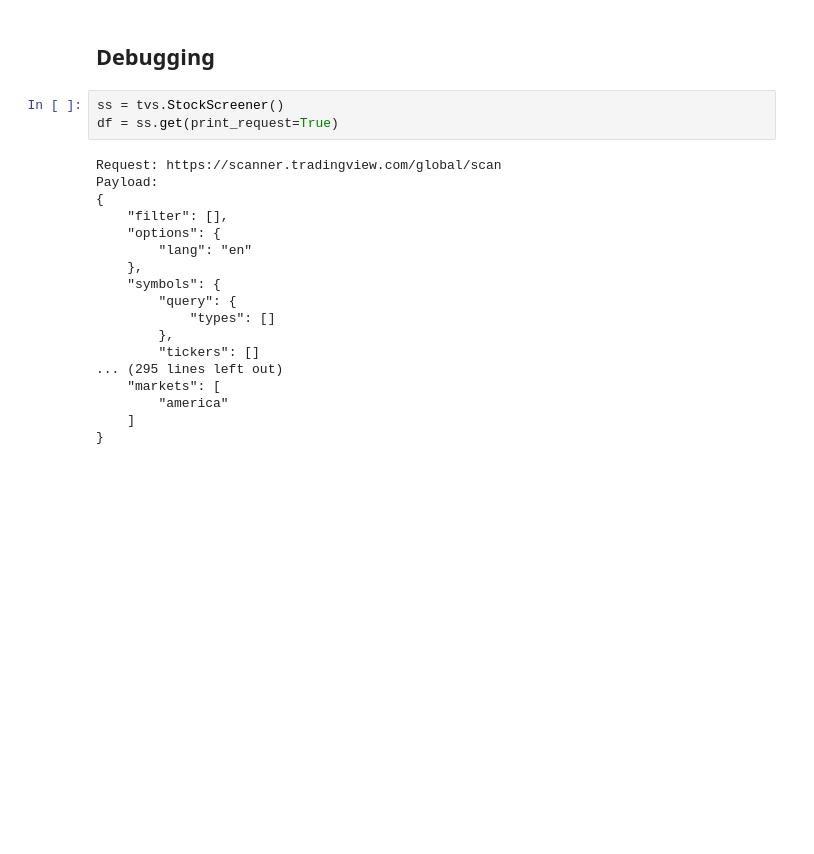
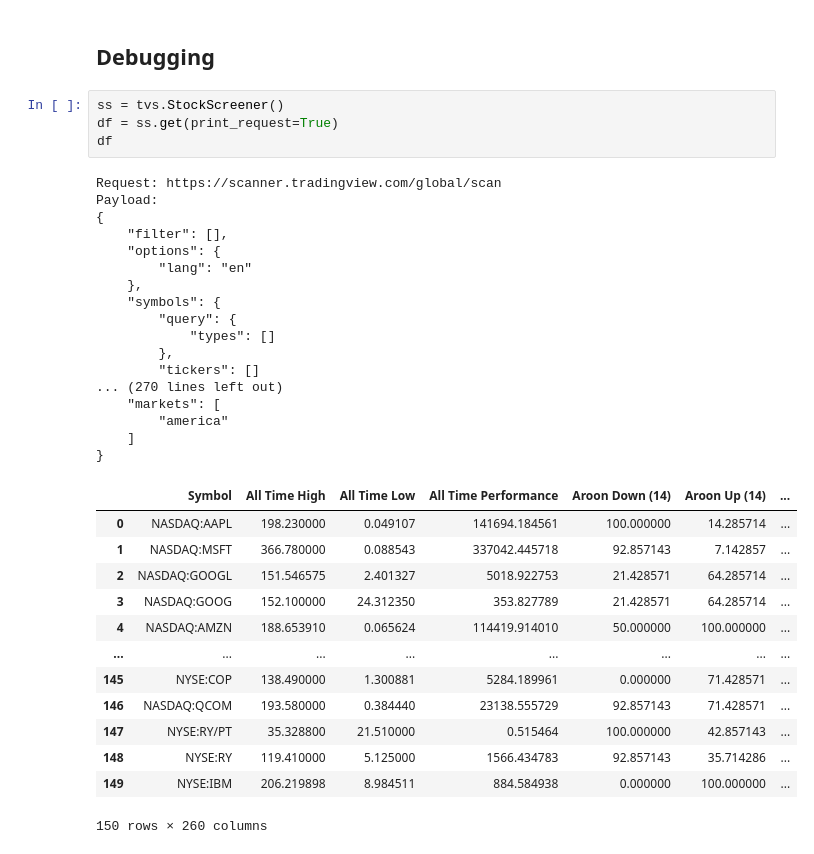
Before and after one commit to houseofai/tvscreener, a Jupyter notebook: notebooks/example.ipynb, the cells around one changed output. Saved outputs shown, nothing was run; the diff lists cells and outputs as text; blank space fills up the shorter version.

```diff
--- a/notebooks/example.ipynb
+++ b/notebooks/example.ipynb
@@ -164,21 +117,35 @@ df.head()
 # %%
 ss = tvs.StockScreener()
 df = ss.get(print_request=True)
+df
 # %% [output]
 Request: https://scanner.tradingview.com/global/scan
 Payload:
 {
     "filter": [],
     "options": {
         "lang": "en"
     },
     "symbols": {
         "query": {
             "types": []
         },
         "tickers": []
-... (295 lines left out)
+... (270 lines left out)
     "markets": [
         "america"
     ]
 }
+|  | Symbol | All Time High | All Time Low | All Time Performance | Aroon Down (14) | Aroon Up (14) | ... |
+| 0 | NASDAQ:AAPL | 198.230000 | 0.049107 | 141694.184561 | 100.000000 | 14.285714 | ... |
+| 1 | NASDAQ:MSFT | 366.780000 | 0.088543 | 337042.445718 | 92.857143 | 7.142857 | ... |
+| 2 | NASDAQ:GOOGL | 151.546575 | 2.401327 | 5018.922753 | 21.428571 | 64.285714 | ... |
+| 3 | NASDAQ:GOOG | 152.100000 | 24.312350 | 353.827789 | 21.428571 | 64.285714 | ... |
+| 4 | NASDAQ:AMZN | 188.653910 | 0.065624 | 114419.914010 | 50.000000 | 100.000000 | ... |
+| ... | ... | ... | ... | ... | ... | ... | ... |
+| 145 | NYSE:COP | 138.490000 | 1.300881 | 5284.189961 | 0.000000 | 71.428571 | ... |
+| 146 | NASDAQ:QCOM | 193.580000 | 0.384440 | 23138.555729 | 92.857143 | 71.428571 | ... |
+| 147 | NYSE:RY/PT | 35.328800 | 21.510000 | 0.515464 | 100.000000 | 42.857143 | ... |
+| 148 | NYSE:RY | 119.410000 | 5.125000 | 1566.434783 | 92.857143 | 35.714286 | ... |
+| 149 | NYSE:IBM | 206.219898 | 8.984511 | 884.584938 | 0.000000 | 100.000000 | ... |
+150 rows × 260 columns
```
Also changed, not shown: parts of 15 cells of this notebook, 13 other files.
